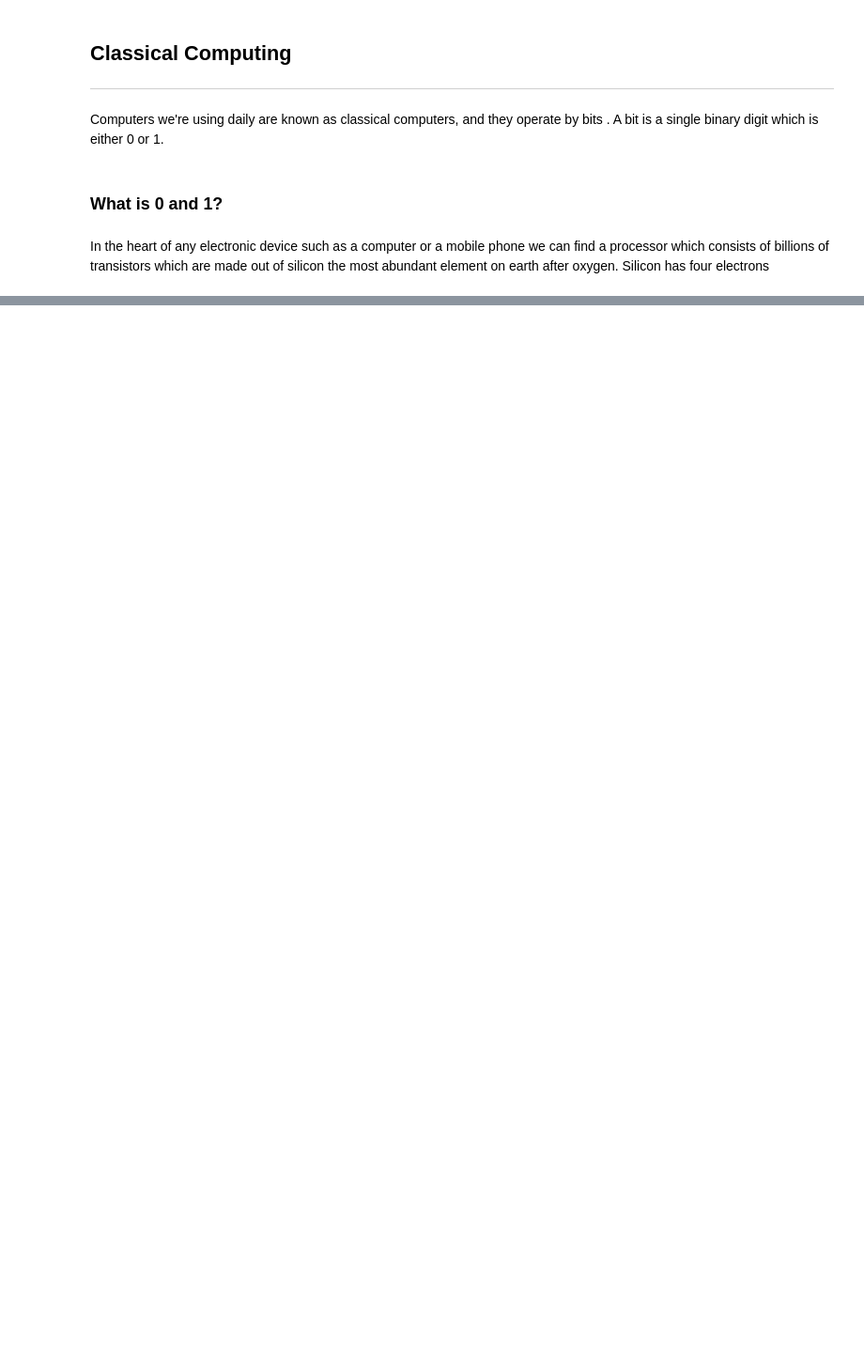
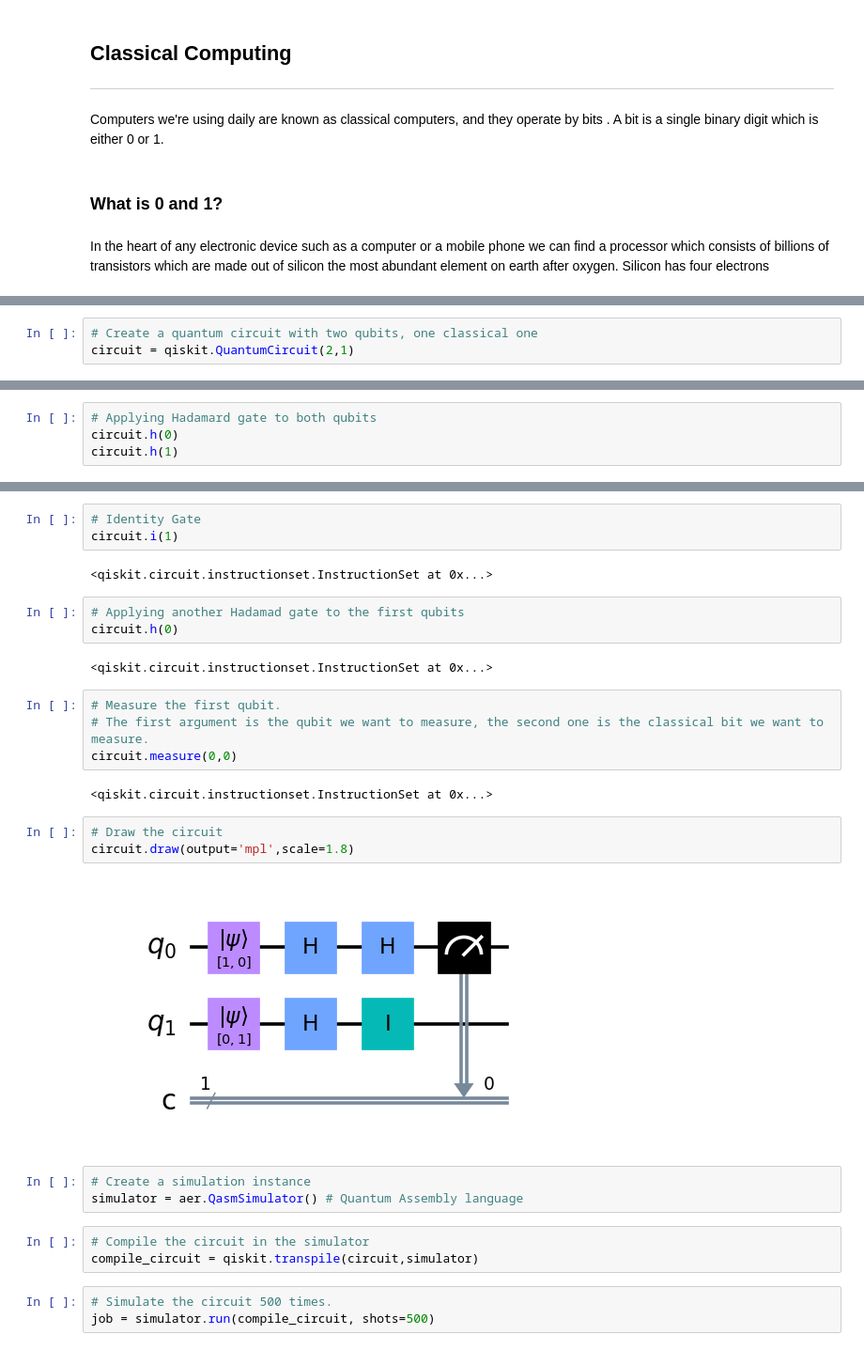
Before and after one commit to wojtekpogo/emerging-technologies, a Jupyter notebook: quantum-deutsch.ipynb, the cells around one changed output, grey strips where cells are left out. Shown: that part at 94% size. Drawn from its saved outputs; the diff is of its cells as text; blank space fills up the shorter version.

Commit message:
updated quantum deutsch notebook

```diff
--- a/quantum-deutsch.ipynb
+++ b/quantum-deutsch.ipynb
@@ -39,0 +176,3 @@ In the heart of any electronic device such as a computer or a mobile phone we ca
+# %%
+# Create a quantum circuit with two qubits, one classical one
+circuit = qiskit.QuantumCircuit(2,1)
@@ -39,0 +194,4 @@ In the heart of any electronic device such as a computer or a mobile phone we ca
+# %%
+# Applying Hadamard gate to both qubits
+circuit.h(0)
+circuit.h(1)
@@ -39,0 +208,30 @@ In the heart of any electronic device such as a computer or a mobile phone we ca
+# %%
+# Identity Gate
+circuit.i(1)
+# %% [output]
+<qiskit.circuit.instructionset.InstructionSet at 0x...>
+# %%
+# Applying another Hadamad gate to the first qubits
+circuit.h(0)
+# %% [output]
+<qiskit.circuit.instructionset.InstructionSet at 0x...>
+# %%
+# Measure the first qubit.
+# The first argument is the qubit we want to measure, the second one is the classical bit we want to measure.
+circuit.measure(0,0)
+# %% [output]
+<qiskit.circuit.instructionset.InstructionSet at 0x...>
+# %%
+# Draw the circuit
+circuit.draw(output='mpl',scale=1.8)
+# %% [output]
+[figure, added]
+# %%
+# Create a simulation instance
+simulator = aer.QasmSimulator() # Quantum Assembly language
+# %%
+# Compile the circuit in the simulator
+compile_circuit = qiskit.transpile(circuit,simulator)
+# %%
+# Simulate the circuit 500 times.
+job = simulator.run(compile_circuit, shots=500)
```
Also changed, not shown: parts of 43 cells of this notebook, 3 other files.
